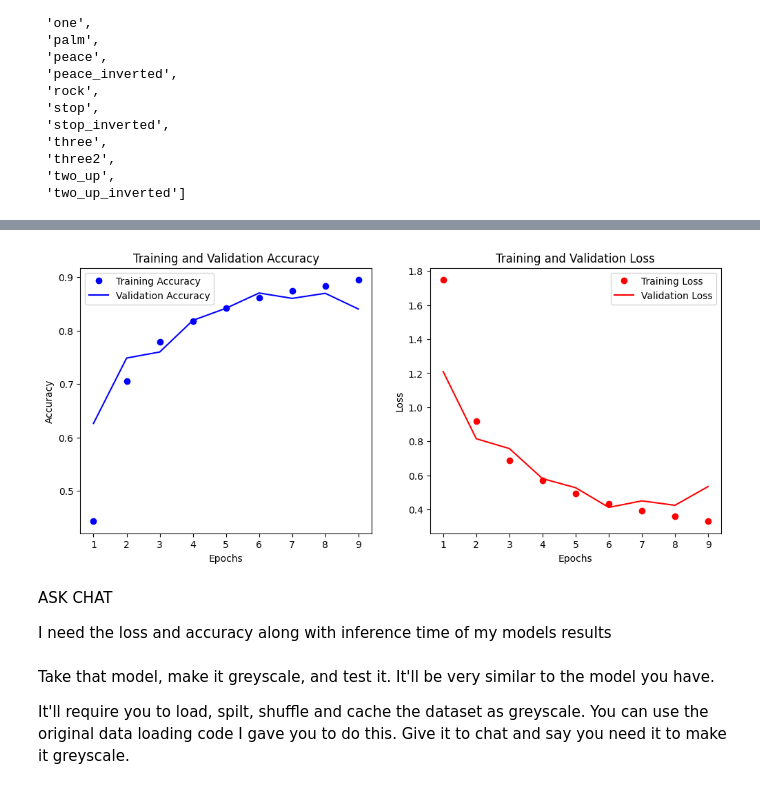
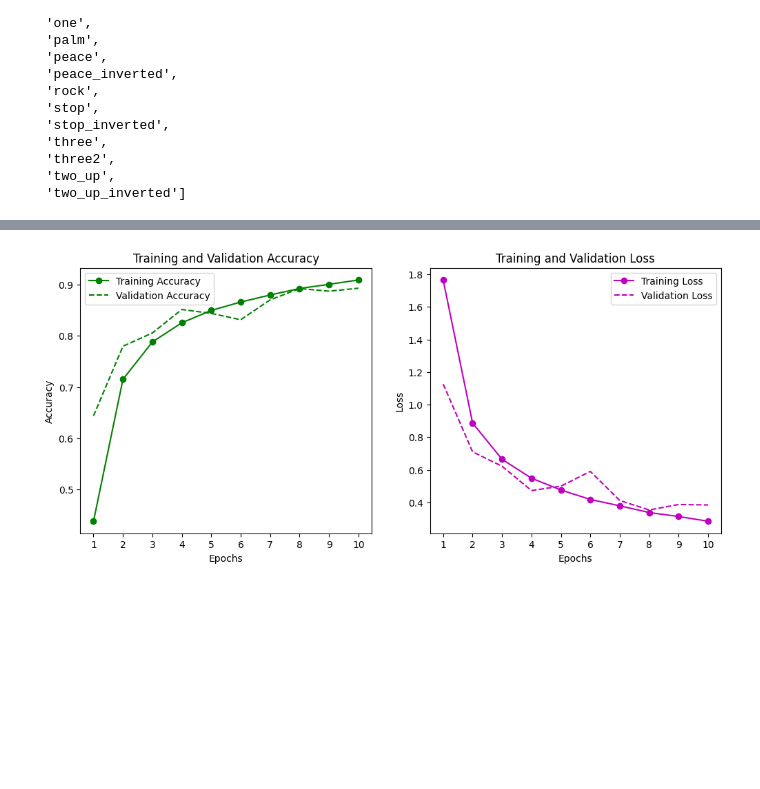
Before and after one commit to DaraLenaghan-1/Machine-Learning-Gesture-Detect, a Jupyter notebook: assignment2.ipynb, the cells around one changed output, grey strips where cells are left out. Saved outputs shown, nothing was run; the diff lists cells and outputs as text; code cells hidden in the pictures; blank space fills up the shorter version.

Commit message:
light cnn model

```diff
--- a/assignment2.ipynb
+++ b/assignment2.ipynb
@@ -40,11 +38,10 @@ else:
 # %% [output]
 GPUs detected: 1
 # %%
-#Set seed
-SEED = 385153
-
 #Global variables
-IMG_SIZE = (64, 64)
-BATCH_SIZE = 32
+IMAGE_DIMENSIONS = (64, 64)
+DATA_BATCH_SIZE = 32
 num_classes = 18 # Number of folders in dataset
 AUTOTUNE = tf.data.AUTOTUNE
+
+SEED = 385153
@@ -231,44 +229,34 @@ Epoch 9/10
 # %%
-#change colours and change both graphs to both use lines
+# Access the training history dictionary from the consolidated function
+acc = light_history.history['accuracy']
+val_acc = light_history.history['val_accuracy']
+loss = light_history.history['loss']
+val_loss = light_history.history['val_loss']
 
-#Access the history dictionary
-acc = history_light_tuned.history['accuracy']
-val_acc = history_light_tuned.history['val_accuracy']
-loss = history_light_tuned.history['loss']
-val_loss = history_light_tuned.history['val_loss']
-
-#Calculate the number of epochs based on the length of any metric list
+# Calculate the number of epochs based on the length of any metric list
 epochs = range(1, len(acc) + 1)
 
-#Plotting training and validation accuracy
+# Plotting training and validation accuracy with new colors
 plt.figure(figsize=(12, 5))
 plt.subplot(1, 2, 1)
-plt.plot(epochs, acc, 'bo', label='Training Accuracy')
-plt.plot(epochs, val_acc, 'b', label='Validation Accuracy')
+plt.plot(epochs, acc, 'go-', label='Training Accuracy')  # Changed to green with line
+plt.plot(epochs, val_acc, 'g--', label='Validation Accuracy')  # Changed to green dashed line
 plt.title('Training and Validation Accuracy')
 plt.xlabel('Epochs')
 plt.ylabel('Accuracy')
 plt.xticks(range(1, len(acc) + 1))  # Set x-ticks to show each epoch
 plt.legend()
 
-#Plotting training and validation loss
+# Plotting training and validation loss with new colors
 plt.subplot(1, 2, 2)
-plt.plot(epochs, loss, 'ro', label='Training Loss')
-plt.plot(epochs, val_loss, 'r', label='Validation Loss')
+plt.plot(epochs, loss, 'mo-', label='Training Loss')  # Changed to magenta with line
+plt.plot(epochs, val_loss, 'm--', label='Validation Loss')  # Changed to magenta dashed line
 plt.title('Training and Validation Loss')
 plt.xlabel('Epochs')
 plt.ylabel('Loss')
 plt.xticks(range(1, len(acc) + 1))  # Set x-ticks to show each epoch
 plt.legend()
 
 plt.show()
 # %% [output]
-[figure, old version]
+[figure, new version]
-# %% [markdown]
-ASK CHAT
-
-I need the loss and accuracy along with inference time of my models results
-# %% [markdown]
-Take that model, make it greyscale, and test it. It'll be very similar to the model you have.
-
-It'll require you to load, spilt, shuffle and cache the dataset as greyscale. You can use the original data loading code I gave you to do this. Give it to chat and say you need it to make it greyscale.
```
Also changed, not shown: parts of 8 cells of this notebook.
